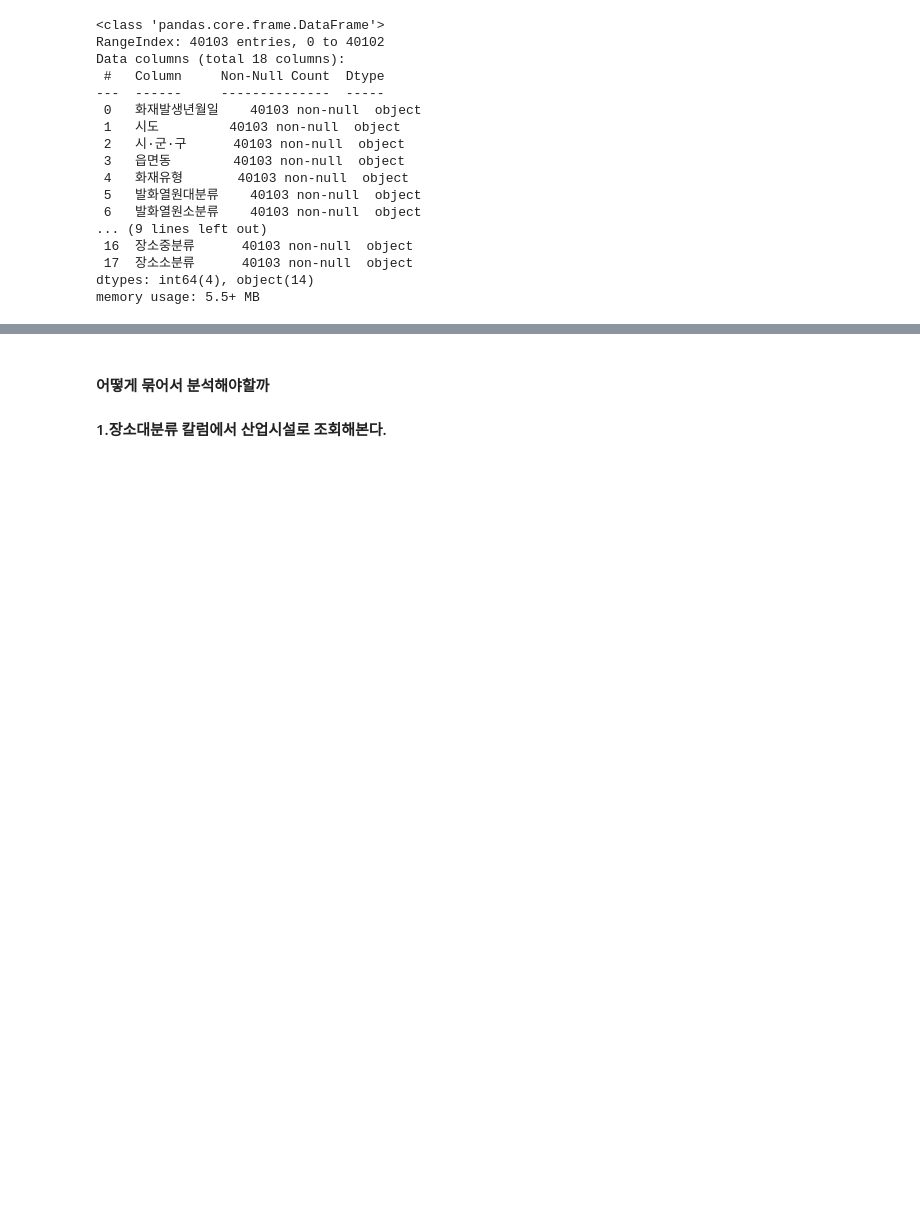
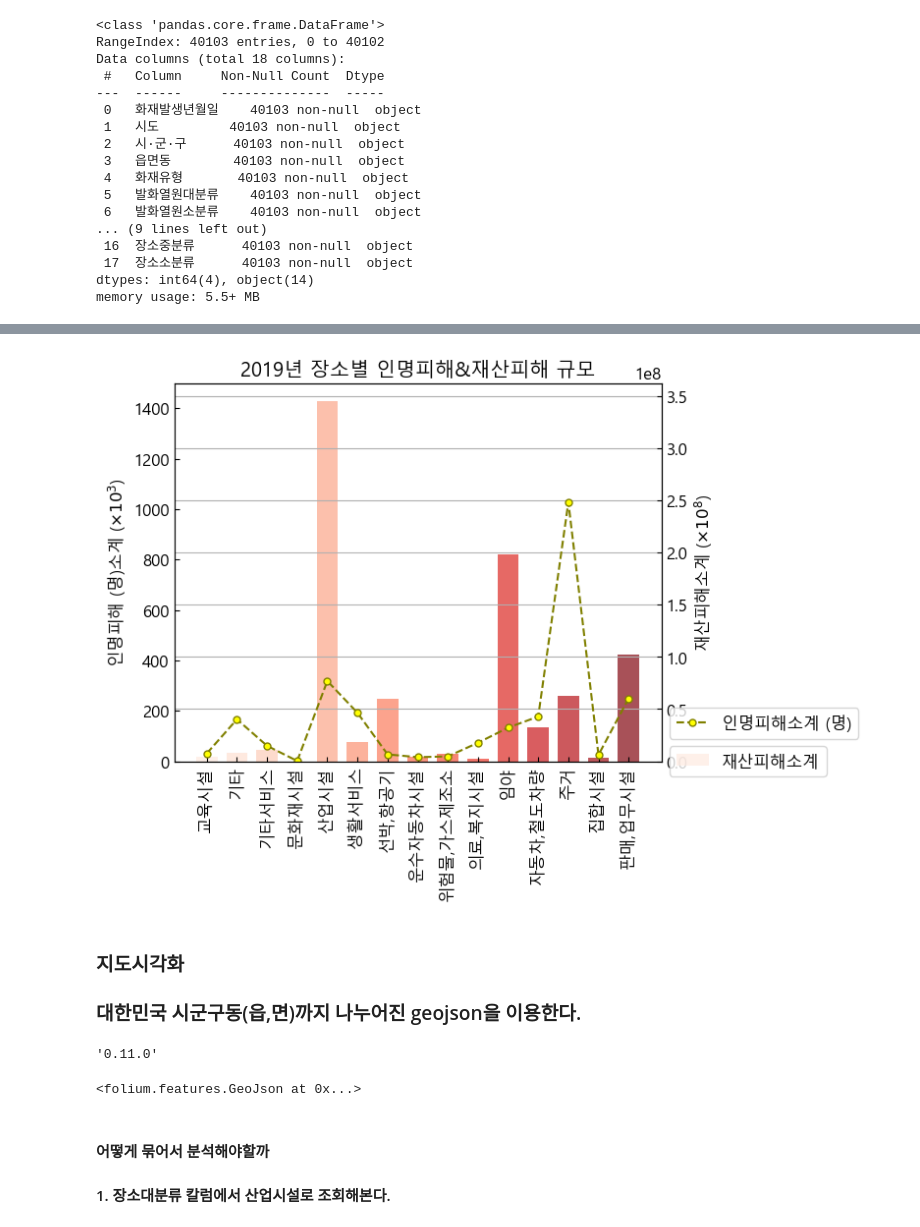
Before and after one commit to JuheePak/Convergence_project, a Jupyter notebook: src/fire_map.ipynb, the cells around one changed output, grey strips where cells are left out. Cells and saved outputs as stored; diff of their text form; code cells hidden in the pictures; blank space fills up the shorter version.

```diff
--- a/src/fire_map.ipynb
+++ b/src/fire_map.ipynb
@@ -40,0 +43,3 @@ memory usage: 5.5+ MB
+# %%
+data1 = data.loc[:, ['인명피해(명)소계', '재산피해소계', '장소대분류']]
+data1.head()
@@ -40,0 +53,2 @@ memory usage: 5.5+ MB
+# %%
+data1.set_index('장소대분류', inplace=True)
@@ -40,0 +65,3 @@ memory usage: 5.5+ MB
+# %%
+data2 = data1.groupby(data1.index).sum()
+display(data2.sort_values(by='재산피해소계', ascending=False))
@@ -40,0 +106,55 @@ memory usage: 5.5+ MB
+# %%
+import seaborn as sns
+mycolour = sns.color_palette('Reds', len(data2['인명피해(명)소계']))
+# %%
+plt.style.use('default')
+plt.rcParams['figure.figsize'] = (10, 5)
+plt.rcParams['font.size'] = 12
+
+x = data2.index
+y1 = data2['인명피해(명)소계']
+y2 = data2['재산피해소계']
+
+fig, ax1 = plt.subplots()
+plt.title("2019년 장소별 인명피해&재산피해 규모")
+
+ax1.plot(x, y1, '-s', color = 'olive', linestyle='dashed', marker='o',
+        markerfacecolor = 'yellow', markersize=5, label='인명피해소계 (명)')
+ax1.set_ylim(0, 1500)
+ax1.set_ylabel(r'인명피해 (명)소계 ($\times10^3$)')
+ax1.tick_params(axis='both', direction='in')
+
+ax2 = ax1.twinx()
+ax2.bar(x, y2, color = mycolour, label='재산피해소계', alpha=0.7, width=0.7)
+ax2.set_ylabel(r'재산피해소계 ($\times10^8$)')
+ax2.tick_params(axis='y', direction='in')
+
+ax1.set_zorder(ax2.get_zorder() + 10)
+ax1.patch.set_visible(False)
+
+# Shrink current axis by 20%
+box = ax1.get_position()
+ax1.set_position([box.x0, box.y0, box.width * 0.8, box.height])
+# Put a legend to the right of the current axis
+ax1.legend(loc='center left', bbox_to_anchor=(1, 0.1))
+
+box = ax2.get_position()
+ax2.set_position([box.x0, box.y0, box.width * 0.8, box.height])
+ax2.legend(loc='center left', bbox_to_anchor=(1, 0))
+
+for tick in ax1.get_xticklabels():
+    tick.set_rotation('vertical')
+
+plt.grid()
+plt.show()
+# %% [output]
+[figure, added]
+# %% [markdown]
+### 지도시각화
+### 대한민국 시군구동(읍,면)까지 나누어진 geojson을 이용한다.
+# %%
+import folium
+import json
+folium.__version__
+# %% [output]
+'0.11.0'
@@ -41,3 +163,12 @@ memory usage: 5.5+ MB
+# %%
+map_osm = folium.Map(location=[37.566345, 126.977893])
+rfile = open('data/HangJeongDong_ver20121210.geojson', 'r', encoding='utf-8').read()
+jsonData = json.loads(rfile)
+korea_map = folium.GeoJson(jsonData, name='json_data').add_to(map_osm)
+display(korea_map)
+map_osm.save('data/korea_map.html')
+# %% [output]
+<folium.features.GeoJson at 0x...>
 # %% [markdown]
 #### 어떻게 묶어서 분석해야할까
-#### 1.장소대분류 칼럼에서 산업시설로 조회해본다.
+#### 1. 장소대분류 칼럼에서 산업시설로 조회해본다.
```
Also changed, not shown: parts of 11 cells of this notebook, 2 other files.
